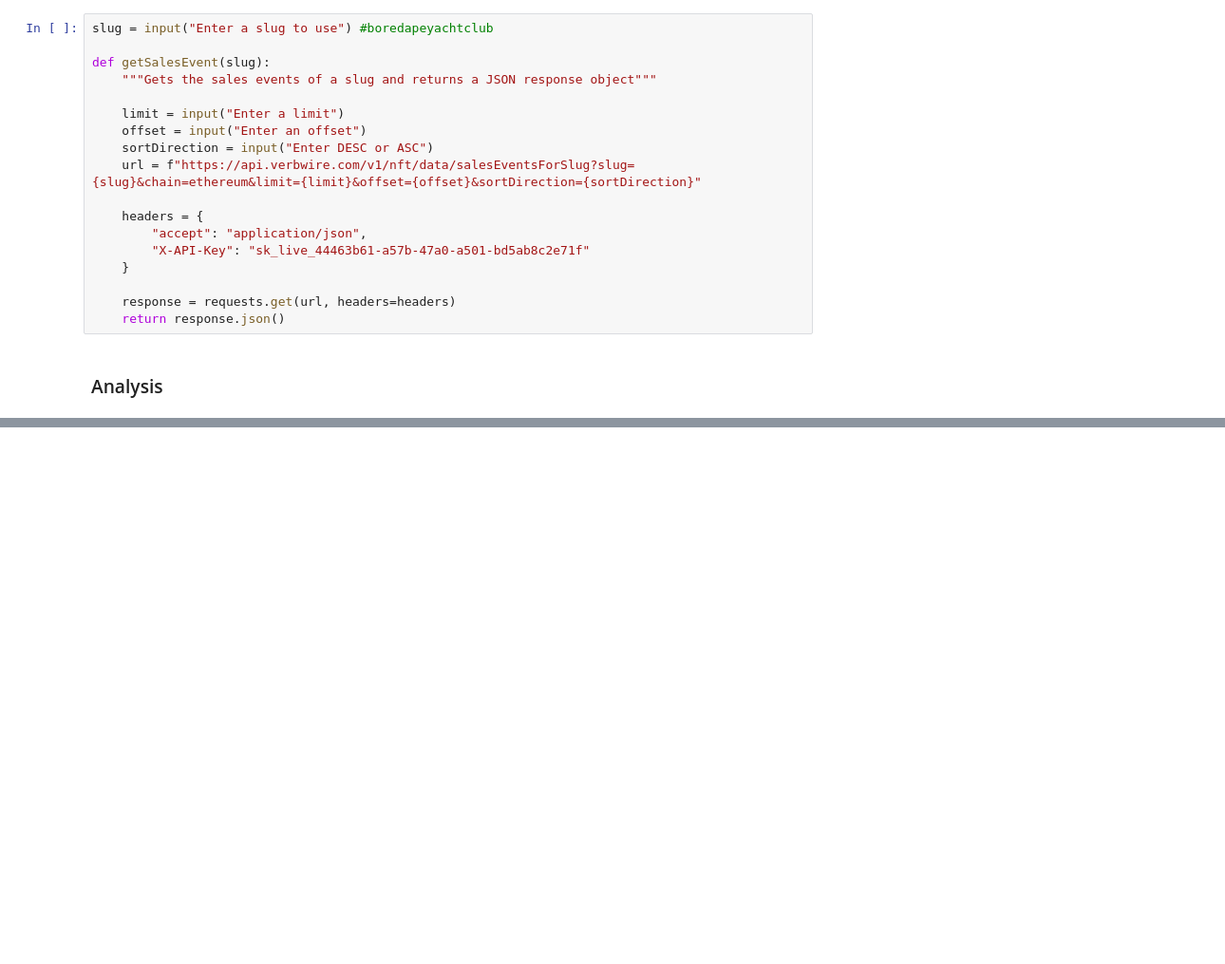
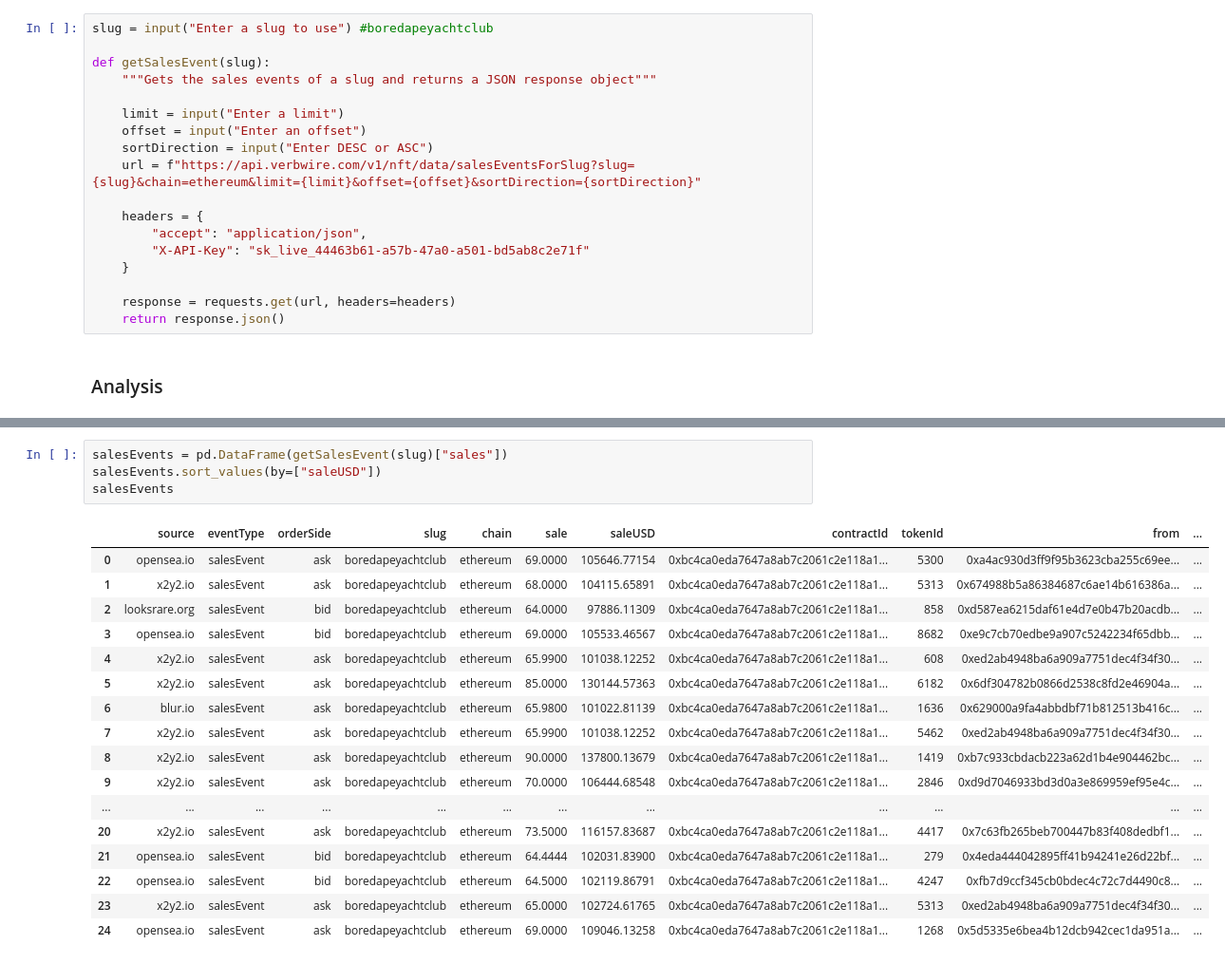
Before and after one commit to MikelAlc/HackTheWhale, a Jupyter notebook: NFTOwnership.ipynb, the cells around one changed output, grey strips where cells are left out. Shown at 95% size. Saved outputs shown, nothing was run; the diff lists cells and outputs as text; blank space fills up the shorter version.

```diff
--- a/NFTOwnership.ipynb
+++ b/NFTOwnership.ipynb
@@ -49,0 +54,22 @@ df
+# %%
+salesEvents = pd.DataFrame(getSalesEvent(slug)["sales"])
+salesEvents.sort_values(by=["saleUSD"])
+salesEvents
+# %% [output]
+|  | source | eventType | orderSide | slug | chain | sale | saleUSD | contractId | tokenId | from | ... |
+| 0 | opensea.io | salesEvent | ask | boredapeyachtclub | ethereum | 69.0000 | 105646.77154 | 0xbc4ca0eda7647a8ab7c2061c2e118a1... | 5300 | 0xa4ac930d3ff9f95b3623cba255c69ee... | ... |
+| 1 | x2y2.io | salesEvent | ask | boredapeyachtclub | ethereum | 68.0000 | 104115.65891 | 0xbc4ca0eda7647a8ab7c2061c2e118a1... | 5313 | 0x674988b5a86384687c6ae14b616386a... | ... |
+| 2 | looksrare.org | salesEvent | bid | boredapeyachtclub | ethereum | 64.0000 | 97886.11309 | 0xbc4ca0eda7647a8ab7c2061c2e118a1... | 858 | 0xd587ea6215daf61e4d7e0b47b20acdb... | ... |
+| 3 | opensea.io | salesEvent | bid | boredapeyachtclub | ethereum | 69.0000 | 105533.46567 | 0xbc4ca0eda7647a8ab7c2061c2e118a1... | 8682 | 0xe9c7cb70edbe9a907c5242234f65dbb... | ... |
+| 4 | x2y2.io | salesEvent | ask | boredapeyachtclub | ethereum | 65.9900 | 101038.12252 | 0xbc4ca0eda7647a8ab7c2061c2e118a1... | 608 | 0xed2ab4948ba6a909a7751dec4f34f30... | ... |
+| 5 | x2y2.io | salesEvent | ask | boredapeyachtclub | ethereum | 85.0000 | 130144.57363 | 0xbc4ca0eda7647a8ab7c2061c2e118a1... | 6182 | 0x6df304782b0866d2538c8fd2e46904a... | ... |
+| 6 | blur.io | salesEvent | ask | boredapeyachtclub | ethereum | 65.9800 | 101022.81139 | 0xbc4ca0eda7647a8ab7c2061c2e118a1... | 1636 | 0x629000a9fa4abbdbf71b812513b416c... | ... |
+| 7 | x2y2.io | salesEvent | ask | boredapeyachtclub | ethereum | 65.9900 | 101038.12252 | 0xbc4ca0eda7647a8ab7c2061c2e118a1... | 5462 | 0xed2ab4948ba6a909a7751dec4f34f30... | ... |
+| 8 | x2y2.io | salesEvent | ask | boredapeyachtclub | ethereum | 90.0000 | 137800.13679 | 0xbc4ca0eda7647a8ab7c2061c2e118a1... | 1419 | 0xb7c933cbdacb223a62d1b4e904462bc... | ... |
+| 9 | x2y2.io | salesEvent | ask | boredapeyachtclub | ethereum | 70.0000 | 106444.68548 | 0xbc4ca0eda7647a8ab7c2061c2e118a1... | 2846 | 0xd9d7046933bd3d0a3e869959ef95e4c... | ... |
+| ... | ... | ... | ... | ... | ... | ... | ... | ... | ... | ... | ... |
+| 20 | x2y2.io | salesEvent | ask | boredapeyachtclub | ethereum | 73.5000 | 116157.83687 | 0xbc4ca0eda7647a8ab7c2061c2e118a1... | 4417 | 0x7c63fb265beb700447b83f408dedbf1... | ... |
+| 21 | opensea.io | salesEvent | bid | boredapeyachtclub | ethereum | 64.4444 | 102031.83900 | 0xbc4ca0eda7647a8ab7c2061c2e118a1... | 279 | 0x4eda444042895ff41b94241e26d22bf... | ... |
+| 22 | opensea.io | salesEvent | bid | boredapeyachtclub | ethereum | 64.5000 | 102119.86791 | 0xbc4ca0eda7647a8ab7c2061c2e118a1... | 4247 | 0xfb7d9ccf345cb0bdec4c72c7d4490c8... | ... |
+| 23 | x2y2.io | salesEvent | ask | boredapeyachtclub | ethereum | 65.0000 | 102724.61765 | 0xbc4ca0eda7647a8ab7c2061c2e118a1... | 5313 | 0xed2ab4948ba6a909a7751dec4f34f30... | ... |
+| 24 | opensea.io | salesEvent | ask | boredapeyachtclub | ethereum | 69.0000 | 109046.13258 | 0xbc4ca0eda7647a8ab7c2061c2e118a1... | 1268 | 0x5d5335e6bea4b12dcb942cec1da951a... | ... |
```
Also changed, not shown: parts of 3 cells of this notebook.
